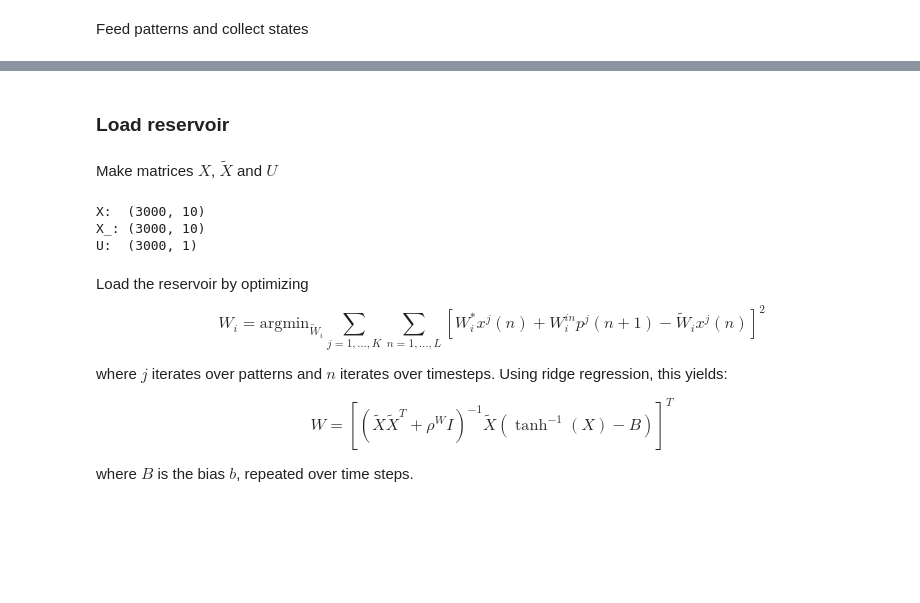
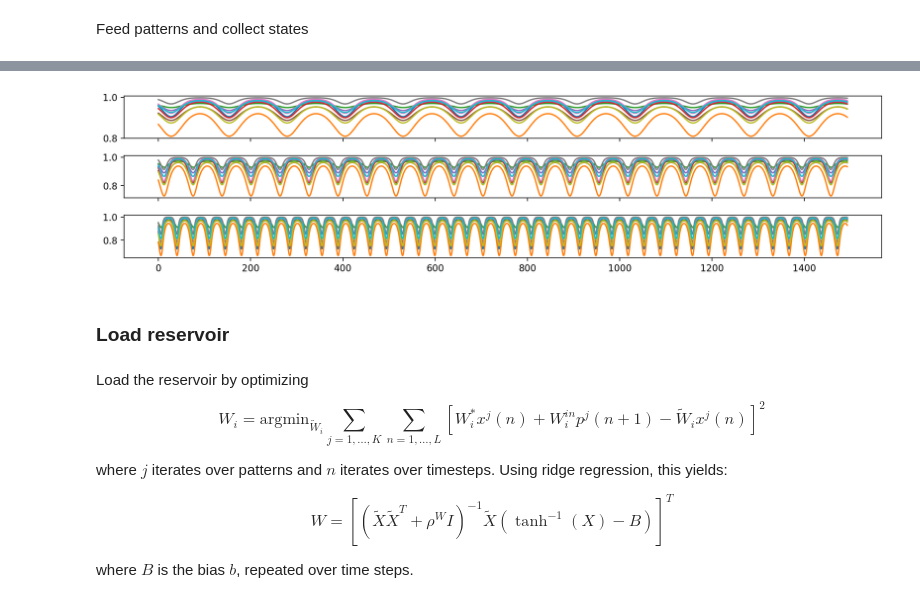
Before and after one commit to rug-minds/conceptors, a Jupyter notebook: playground_conceptor.ipynb, the cells around one changed output, grey strips where cells are left out. Saved outputs shown, nothing was run; the diff lists cells and outputs as text; code cells hidden in the pictures; blank space fills up the shorter version.

```diff
--- a/playground_conceptor.ipynb
+++ b/playground_conceptor.ipynb
@@ -111,14 +89,6 @@ plot_input_output_list(ut, yt_trained)
+# %%
+plot_states_list(xt_trained, washout=5, maxT=-1)
+# %% [output]
+[figure, added]
 # %% [markdown]
 ### Load reservoir
-# %% [markdown]
-Make matrices $X$, $\tilde X$ and $U$
-# %%
-X  = concatenate_patterns(xt_trained, T_washout)
-X_ = concatenate_patterns(xt_trained, T_washout, shift=-1)
-U  = concatenate_patterns(ut, T_washout)
-Y  = concatenate_patterns(yt_trained, T_washout)
-print(f'X:  {X.shape}\nX_: {X_.shape}\nU:  {U.shape}')
-# %% [output]
-X:  (3000, 10)
-X_: (3000, 10)
-U:  (3000, 1)
```
Also changed, not shown: parts of 45 cells of this notebook, 1 other file.
